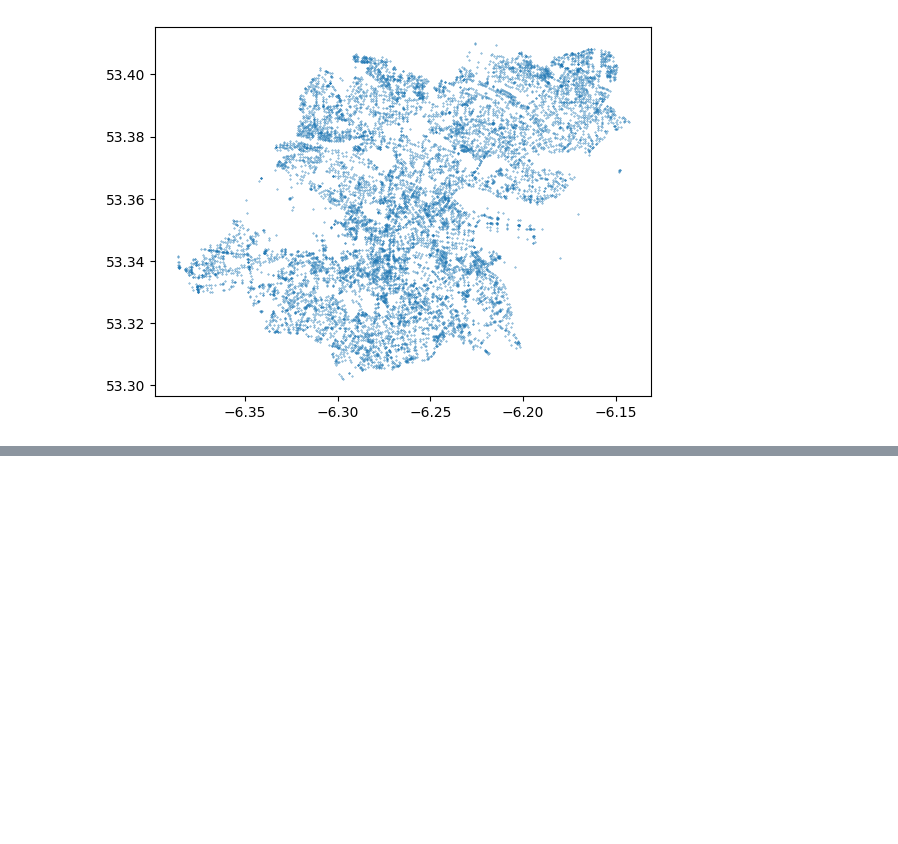
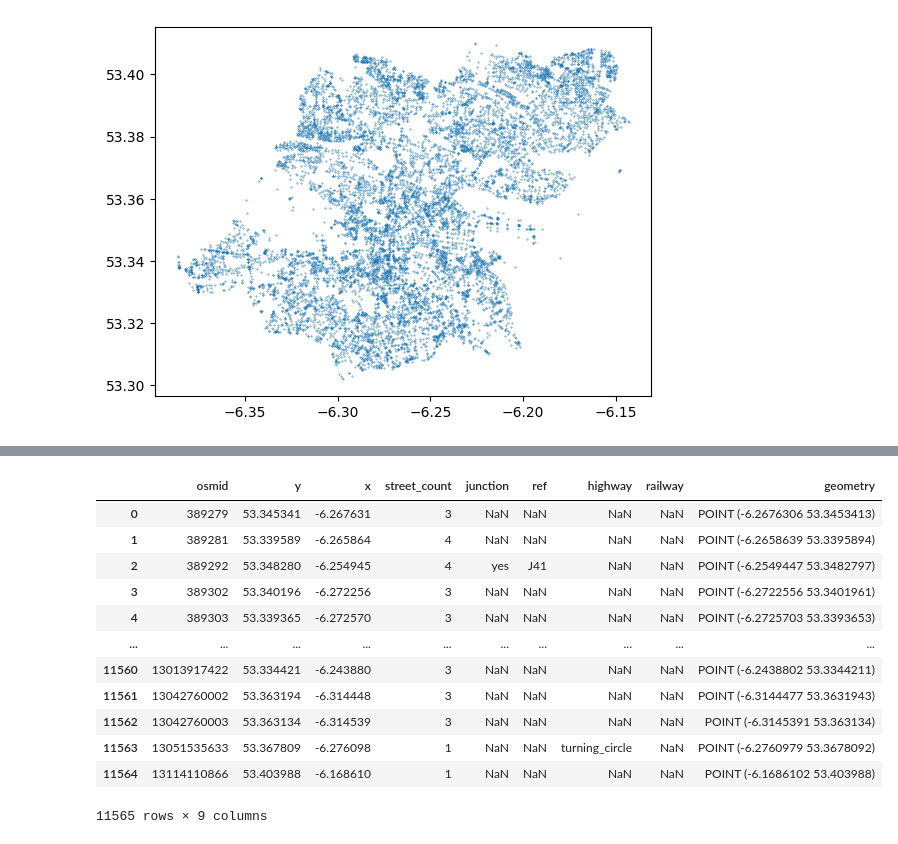
Before and after one commit to williamosherson/hackathon, a Jupyter notebook: hackathon.ipynb, the cells around one changed output, grey strips where cells are left out. Drawn from its saved outputs; the diff is of its cells as text; code cells hidden in the pictures; blank space fills up the shorter version.

```diff
--- a/hackathon.ipynb
+++ b/hackathon.ipynb
@@ -44,6 +49,22 @@ for i, maxspeed in enumerate(edges['maxspeed']):
 edges['maxspeed'] = edges['maxspeed'].astype(float)
 # %%
 edges['times'] = edges['length']/edges['maxspeed']
+# %%
+nodes
+# %% [output]
+|  | osmid | y | x | street_count | junction | ref | highway | railway | geometry |
+| 0 | 389279 | 53.345341 | -6.267631 | 3 | NaN | NaN | NaN | NaN | POINT (-6.2676306 53.3453413) |
+| 1 | 389281 | 53.339589 | -6.265864 | 4 | NaN | NaN | NaN | NaN | POINT (-6.2658639 53.3395894) |
+| 2 | 389292 | 53.348280 | -6.254945 | 4 | yes | J41 | NaN | NaN | POINT (-6.2549447 53.3482797) |
+| 3 | 389302 | 53.340196 | -6.272256 | 3 | NaN | NaN | NaN | NaN | POINT (-6.2722556 53.3401961) |
+| 4 | 389303 | 53.339365 | -6.272570 | 3 | NaN | NaN | NaN | NaN | POINT (-6.2725703 53.3393653) |
+| ... | ... | ... | ... | ... | ... | ... | ... | ... | ... |
+| 11560 | 13013917422 | 53.334421 | -6.243880 | 3 | NaN | NaN | NaN | NaN | POINT (-6.2438802 53.3344211) |
+| 11561 | 13042760002 | 53.363194 | -6.314448 | 3 | NaN | NaN | NaN | NaN | POINT (-6.3144477 53.3631943) |
+| 11562 | 13042760003 | 53.363134 | -6.314539 | 3 | NaN | NaN | NaN | NaN | POINT (-6.3145391 53.363134) |
+| 11563 | 13051535633 | 53.367809 | -6.276098 | 1 | NaN | NaN | turning_circle | NaN | POINT (-6.2760979 53.3678092) |
+| 11564 | 13114110866 | 53.403988 | -6.168610 | 1 | NaN | NaN | NaN | NaN | POINT (-6.1686102 53.403988) |
+11565 rows × 9 columns
 # %%
 edges
 # %% [output]
```
Also changed, not shown: parts of 11 cells of this notebook.
